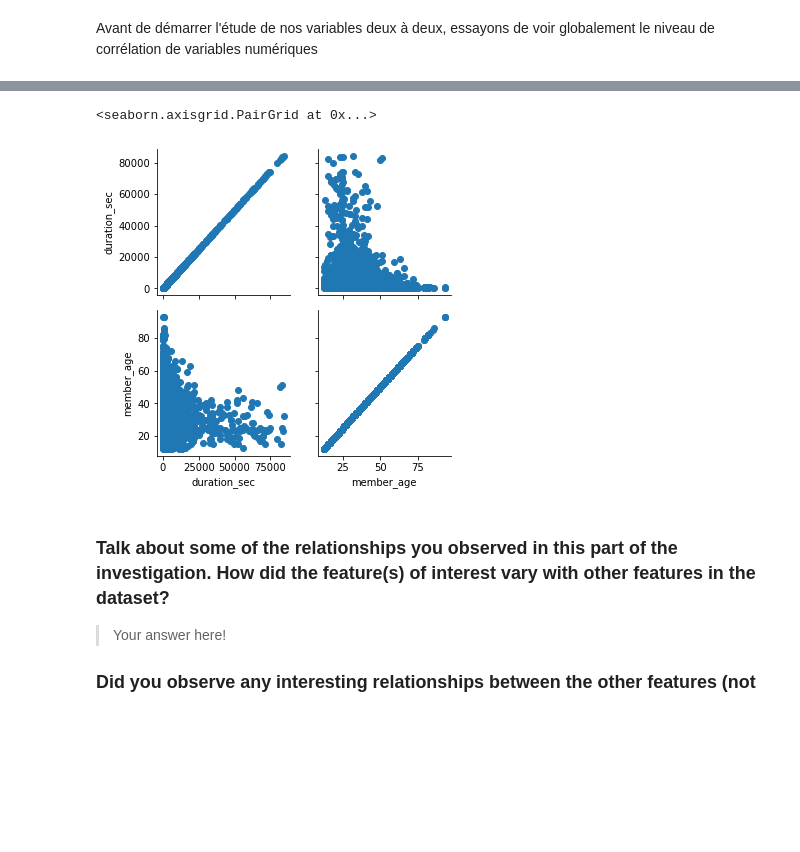
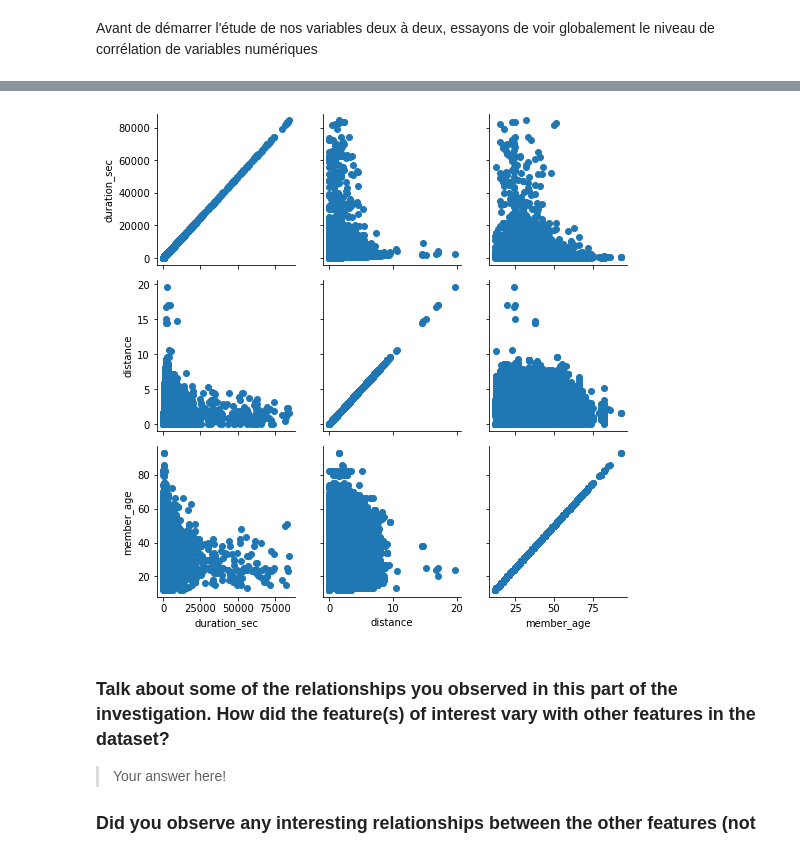
Before and after one commit to ibsom/system_ford_gobike, a Jupyter notebook: Part_I_exploration_FordGoBike.ipynb, the cells around one changed output, grey strips where cells are left out. Cells and saved outputs as stored; diff of their text form; code cells hidden in the pictures; blank space fills up the shorter version.

```diff
--- a/Part_I_exploration_FordGoBike.ipynb
+++ b/Part_I_exploration_FordGoBike.ipynb
@@ -252,0 +262,3 @@ df_bike.distance.max()
+# %%
+# Supression de la ligne via l(index de la ligne ayant la distance de trajet egale 77.3
+df_bike.drop(112038, inplace = True)
@@ -400,9 +412,9 @@ df_bike.corr()
 # %%
-g = sb.PairGrid(data = df_bike, vars =  ['duration_sec', 'member_age'])
-g.map(plt.scatter)
+vars_num = ['duration_sec','distance', 'member_age']
+g = sb.PairGrid(data = df_bike, vars = vars_num )
+g.map(plt.scatter);
 # %% [output]
-<seaborn.axisgrid.PairGrid at 0x...>
-[figure, old version]
+[figure, new version]
 # %% [markdown]
 ### Talk about some of the relationships you observed in this part of the investigation. How did the feature(s) of interest vary with other features in the dataset?
 
```
Also changed, not shown: parts of 8 cells of this notebook.
